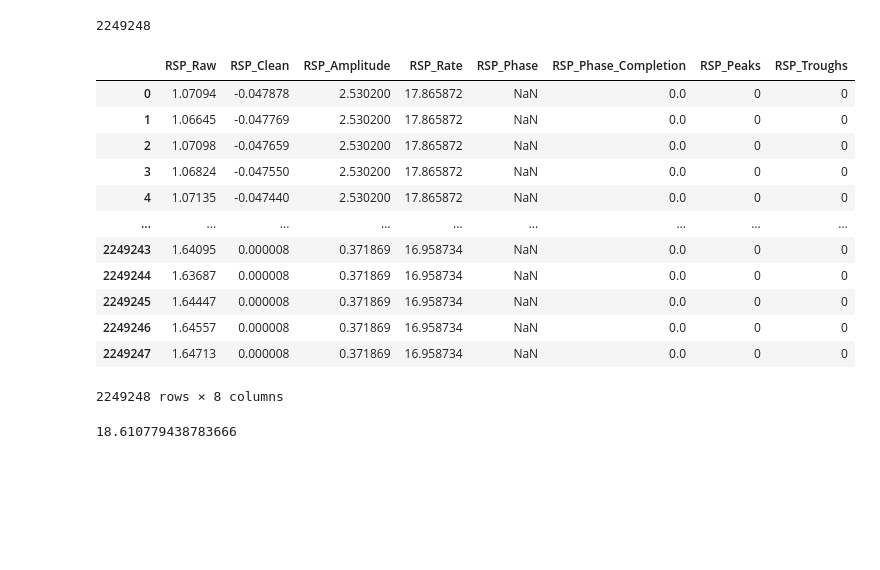
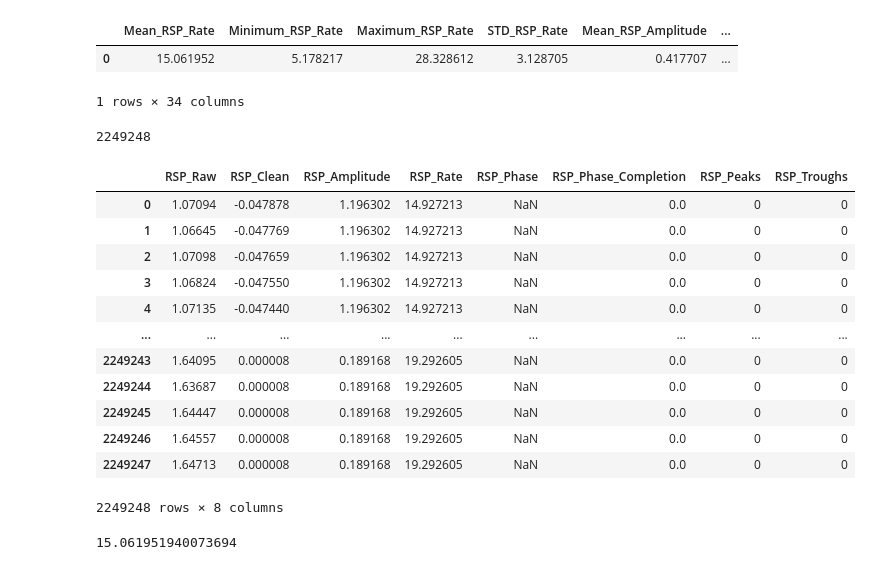
Before and after one commit to rodrigolima6/Physiological_Data, a Jupyter notebook: Process_RESP.ipynb, the cells around one changed output. Cells and saved outputs as stored; diff of their text form; code cells hidden in the pictures; blank space fills up the shorter version.

```diff
--- a/Process_RESP.ipynb
+++ b/Process_RESP.ipynb
@@ -10,3 +10,9 @@ Using matplotlib backend: Qt5Agg
+# %%
+resp_Dataframe
+# %% [output]
+|  | Mean_RSP_Rate | Minimum_RSP_Rate | Maximum_RSP_Rate | STD_RSP_Rate | Mean_RSP_Amplitude | ... |
+| 0 | 15.061952 | 5.178217 | 28.328612 | 3.128705 | 0.417707 | ... |
+1 rows × 34 columns
 # %%
 resp = np.array(CH3)
 resp = resp.astype(float)
@@ -24,22 +24,23 @@ signals["RSP_Troughs"] = info["RSP_Troughs"]
-# %%
-signals
-# %% [output]
-|  | RSP_Raw | RSP_Clean | RSP_Amplitude | RSP_Rate | RSP_Phase | RSP_Phase_Completion | RSP_Peaks | RSP_Troughs |
-| 0 | 1.07094 | -0.047878 | 2.530200 | 17.865872 | NaN | 0.0 | 0 | 0 |
-| 1 | 1.06645 | -0.047769 | 2.530200 | 17.865872 | NaN | 0.0 | 0 | 0 |
-| 2 | 1.07098 | -0.047659 | 2.530200 | 17.865872 | NaN | 0.0 | 0 | 0 |
-| 3 | 1.06824 | -0.047550 | 2.530200 | 17.865872 | NaN | 0.0 | 0 | 0 |
-| 4 | 1.07135 | -0.047440 | 2.530200 | 17.865872 | NaN | 0.0 | 0 | 0 |
-| ... | ... | ... | ... | ... | ... | ... | ... | ... |
-| 2249243 | 1.64095 | 0.000008 | 0.371869 | 16.958734 | NaN | 0.0 | 0 | 0 |
-| 2249244 | 1.63687 | 0.000008 | 0.371869 | 16.958734 | NaN | 0.0 | 0 | 0 |
-| 2249245 | 1.64447 | 0.000008 | 0.371869 | 16.958734 | NaN | 0.0 | 0 | 0 |
-| 2249246 | 1.64557 | 0.000008 | 0.371869 | 16.958734 | NaN | 0.0 | 0 | 0 |
-| 2249247 | 1.64713 | 0.000008 | 0.371869 | 16.958734 | NaN | 0.0 | 0 | 0 |
-2249248 rows × 8 columns
+# %%
+signals,info = nk.rsp_process(resp,fs,method='biosppy')
+signals
+# %% [output]
+|  | RSP_Raw | RSP_Clean | RSP_Amplitude | RSP_Rate | RSP_Phase | RSP_Phase_Completion | RSP_Peaks | RSP_Troughs |
+| 0 | 1.07094 | -0.047878 | 1.196302 | 14.927213 | NaN | 0.0 | 0 | 0 |
+| 1 | 1.06645 | -0.047769 | 1.196302 | 14.927213 | NaN | 0.0 | 0 | 0 |
+| 2 | 1.07098 | -0.047659 | 1.196302 | 14.927213 | NaN | 0.0 | 0 | 0 |
+| 3 | 1.06824 | -0.047550 | 1.196302 | 14.927213 | NaN | 0.0 | 0 | 0 |
+| 4 | 1.07135 | -0.047440 | 1.196302 | 14.927213 | NaN | 0.0 | 0 | 0 |
+| ... | ... | ... | ... | ... | ... | ... | ... | ... |
+| 2249243 | 1.64095 | 0.000008 | 0.189168 | 19.292605 | NaN | 0.0 | 0 | 0 |
+| 2249244 | 1.63687 | 0.000008 | 0.189168 | 19.292605 | NaN | 0.0 | 0 | 0 |
+| 2249245 | 1.64447 | 0.000008 | 0.189168 | 19.292605 | NaN | 0.0 | 0 | 0 |
+| 2249246 | 1.64557 | 0.000008 | 0.189168 | 19.292605 | NaN | 0.0 | 0 | 0 |
+| 2249247 | 1.64713 | 0.000008 | 0.189168 | 19.292605 | NaN | 0.0 | 0 | 0 |
+2249248 rows × 8 columns
 # %%
 np.mean(signals["RSP_Rate"])
 # %% [output]
-18.610779438783666
+15.061951940073694
 # %%
 info,peak_signals = nk.rsp_peaks(signals["RSP_Clean"])
```
Also changed, not shown: parts of 8 cells of this notebook, 4 other files.
